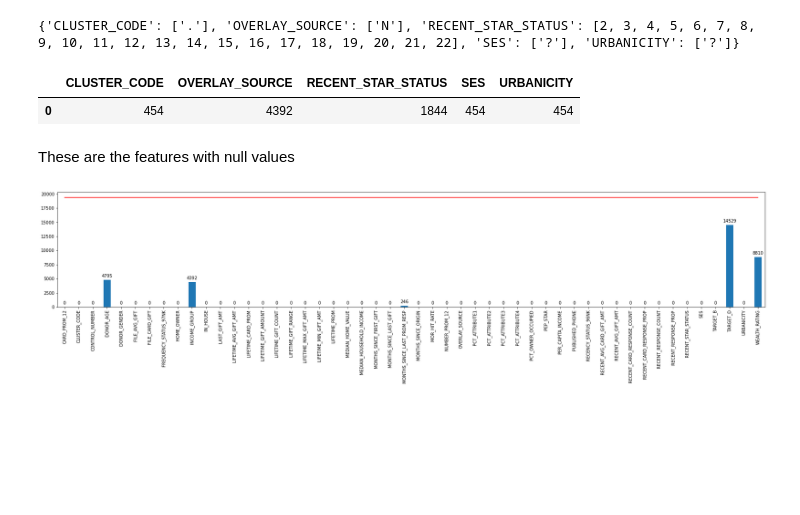
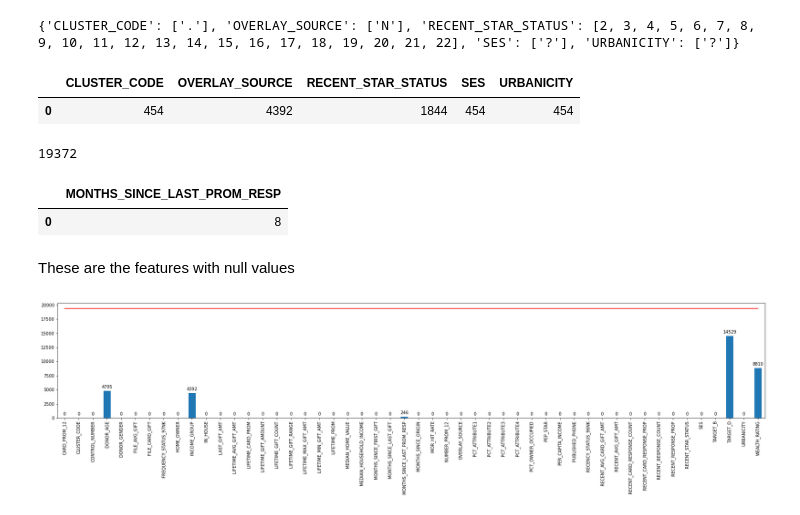
Before and after one commit to F-Madruga/Donation_Dataset_Predictions_FCUL, a Jupyter notebook: AA_202021_Project.ipynb, the cells around one changed output. Cells and saved outputs as stored; diff of their text form; code cells hidden in the pictures; blank space fills up the shorter version.

Commit message:
Validate non categoric features

```diff
--- a/AA_202021_Project.ipynb
+++ b/AA_202021_Project.ipynb
@@ -296,6 +296,56 @@ df_invalids
 {'CLUSTER_CODE': ['.'], 'OVERLAY_SOURCE': ['N'], 'RECENT_STAR_STATUS': [2, 3, 4, 5, 6, 7, 8, 9, 10, 11, 12, 13, 14, 15, 16, 17, 18, 19, 20, 21, 22], 'SES': ['?'], 'URBANICITY': ['?']}
 |  | CLUSTER_CODE | OVERLAY_SOURCE | RECENT_STAR_STATUS | SES | URBANICITY |
 | 0 | 454 | 4392 | 1844 | 454 | 454 |
+# %%
+def check_non_categoric_features(df, columns):
+    result = {}
+    for column in columns:
+        if len(column) == 2:
+            invalid = len(df.index[column[1](df[column[0]])].values)
+            if invalid > 0:
+                result[column[0]] = [len(df.index[column[1](df[column[0]])].values)]
+    return pd.DataFrame(result)
+# %%
+len(df.index[df['CARD_PROM_12'] >= 0].values)
+# %% [output]
+19372
+# %%
+non_categoric_features = [('CARD_PROM_12', lambda x: x < 0),
+                          ('CONTROL_NUMBER'),
+                          ('DONOR_AGE', lambda x: x < 0),
+                          ('FILE_AVG_GIFT', lambda x: x < 0),
+                          ('FILE_CARD_GIFT', lambda x: x < 0),
+                          ('LAST_GIFT_AMT', lambda x: x < 0),
+                          ('LIFETIME_AVG_GIFT_AMT', lambda x: x < 0),
+                          ('LIFETIME_CARD_PROM', lambda x: x < 0),
+                          ('LIFETIME_GIFT_AMOUNT', lambda x: x < 0),
+                          ('LIFETIME_GIFT_COUNT', lambda x: x < 0),
+                          ('LIFETIME_GIFT_RANGE', lambda x: x < 0),
+                          ('LIFETIME_MAX_GIFT_AMT', lambda x: x < 0),
+                          ('LIFETIME_MIN_GIFT_AMT', lambda x: x < 0),
+                          ('LIFETIME_PROM', lambda x: x < 0),
+                          ('MEDIAN_HOME_VALUE', lambda x: x < 0),
+                          ('MEDIAN_HOUSEHOLD_INCOME', lambda x: x < 0),
+                          ('MONTHS_SINCE_FIRST_GIFT', lambda x: x < 0),
+                          ('MONTHS_SINCE_LAST_GIFT', lambda x: x < 0),
+                          ('MONTHS_SINCE_LAST_PROM_RESP', lambda x: x < 0),
+                          ('MONTHS_SINCE_ORIGIN', lambda x: x < 0),
+                          ('MOR_HIT_RATE', lambda x: x < 0),
+                          ('NUMBER_PROM_12', lambda x: x < 0),
+                          ('PER_CAPITA_INCOME', lambda x: x < 0),
+                          ('RECENT_AVG_CARD_GIFT_AMT', lambda x: x < 0),
+                          ('RECENT_AVG_GIFT_AMT', lambda x: x < 0),
+                          ('RECENT_CARD_RESPONSE_COUNT', lambda x: x < 0),
+                          ('RECENT_CARD_RESPONSE_PROP', lambda x: x < 0),
+                          ('RECENT_RESPONSE_COUNT', lambda x: x < 0),
+                          ('RECENT_RESPONSE_PROP', lambda x: x < 0)
+]
+
+
+check_non_categoric_features(df, non_categoric_features)
+# %% [output]
+|  | MONTHS_SINCE_LAST_PROM_RESP |
+| 0 | 8 |
 # %% [markdown]
 These are the features with null values
 # %%
```
Also changed, not shown: parts of 9 cells of this notebook.
